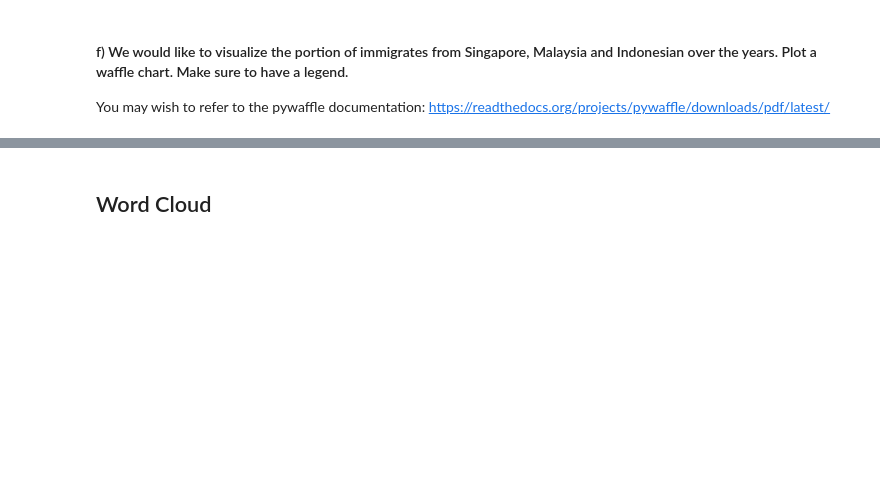
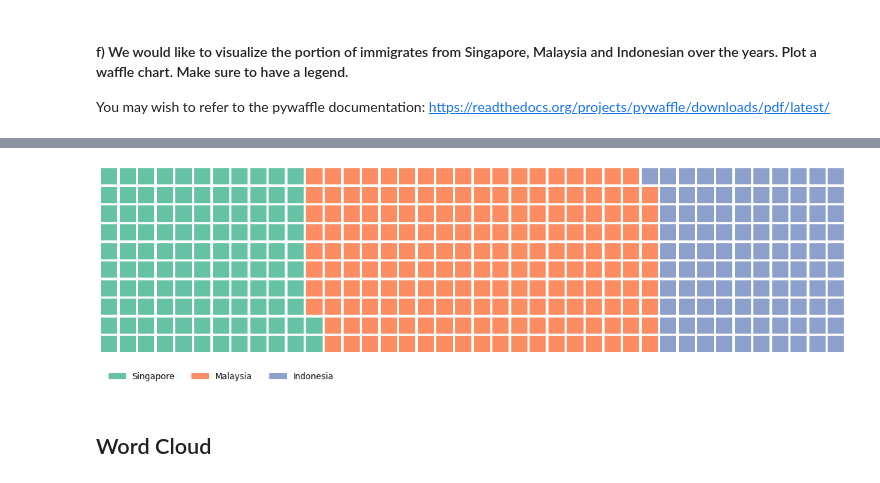
Before and after one commit to BluSteve/CS4132, a Jupyter notebook: Lab9CaoYueran.ipynb, the cells around one changed output, grey strips where cells are left out. Cells and saved outputs as stored; diff of their text form; code cells hidden in the pictures; blank space fills up the shorter version.

```diff
--- a/Lab9CaoYueran.ipynb
+++ b/Lab9CaoYueran.ipynb
@@ -175,3 +195,25 @@ You may wish to refer to the pywaffle documentation: https://readthedocs.org/pro
+# %%
+#your solution
+from pywaffle import Waffle
+c = ['Singapore', 'Malaysia', 'Indonesia']
+n = df_can.loc[c, 'Total']
+fig = plt.figure(
+FigureClass=Waffle,
+rows=10,
+columns=40,
+values=n,
+figsize=(15,10),
+labels=c,
+legend={
+        'loc': 'lower left',
+        'bbox_to_anchor': (0, -0.2),
+        'ncol': len(df_can),
+        'framealpha': 0,
+        'fontsize': 12
+        })
+plt.show()
+# %% [output]
+[figure, added]
 # %% [markdown]
 ## Word Cloud
 # %% [markdown]
```
Also changed, not shown: parts of 18 cells of this notebook.
